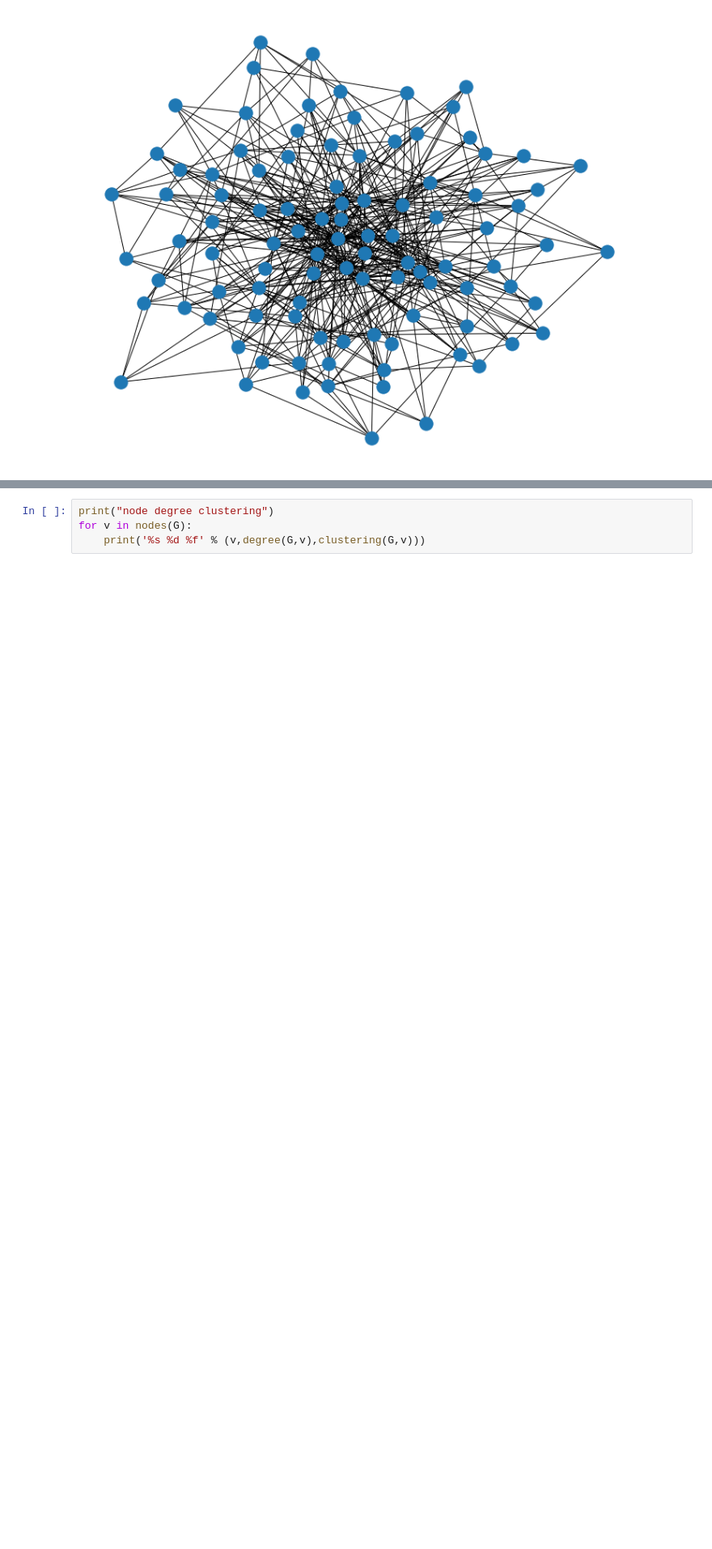
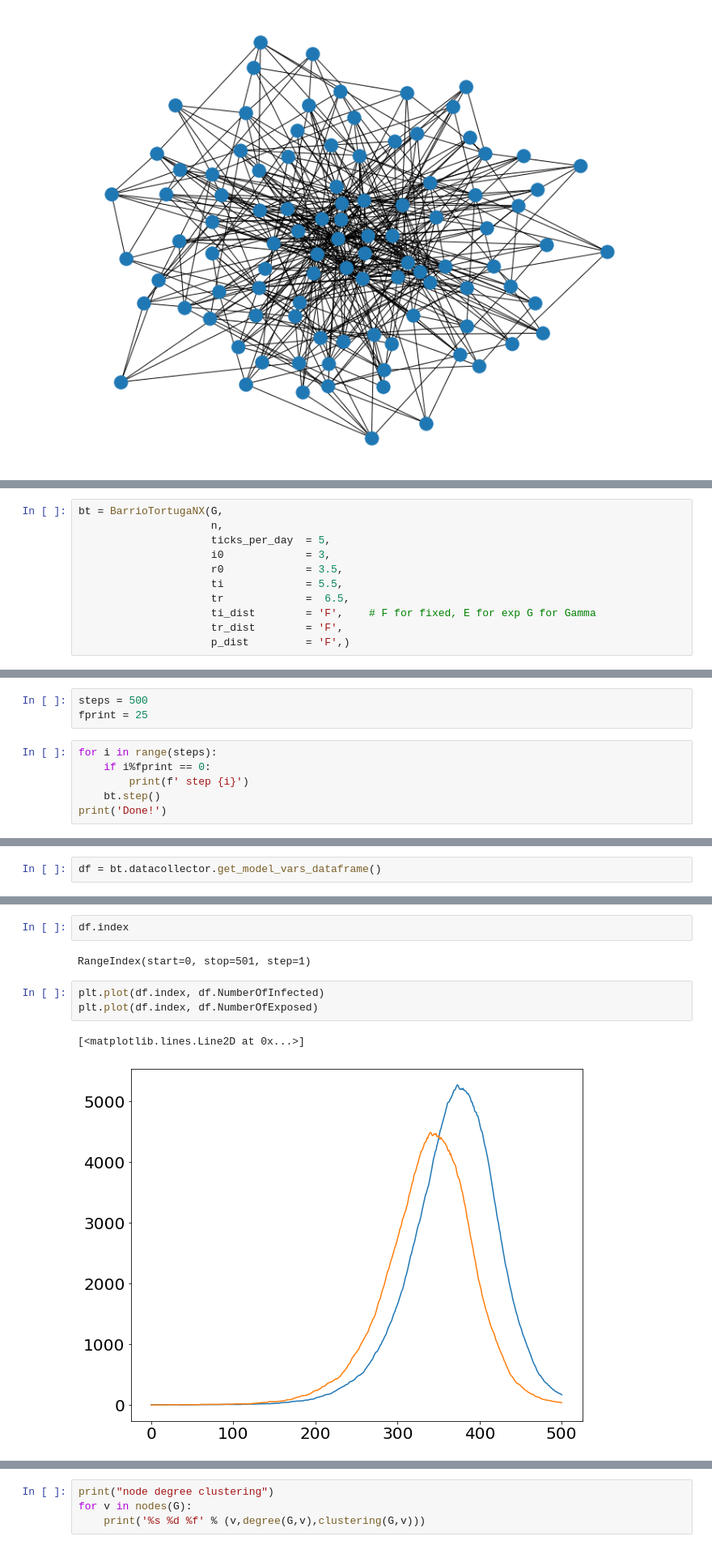
Before and after one commit to jjgomezcadenas/turtleWorld, a Jupyter notebook: notebooks/networks.ipynb, the cells around one changed output, grey strips where cells are left out. Shown at 81% size. Cells and saved outputs as stored; diff of their text form; blank space fills up the shorter version.

```diff
--- a/notebooks/networks.ipynb
+++ b/notebooks/networks.ipynb
@@ -137,0 +536,11 @@ nx.draw(ba)
+# %%
+bt = BarrioTortugaNX(G,
+                     n,
+                     ticks_per_day  = 5,
+                     i0             = 3,
+                     r0             = 3.5,
+                     ti             = 5.5,
+                     tr             =  6.5,
+                     ti_dist        = 'F',    # F for fixed, E for exp G for Gamma
+                     tr_dist        = 'F',
+                     p_dist         = 'F',)
@@ -137,0 +565,9 @@ nx.draw(ba)
+# %%
+steps = 500
+fprint = 25
+# %%
+for i in range(steps):
+    if i%fprint == 0:
+        print(f' step {i}')
+    bt.step()
+print('Done!')
@@ -137,0 +592,2 @@ nx.draw(ba)
+# %%
+df = bt.datacollector.get_model_vars_dataframe()
@@ -137,0 +615,10 @@ nx.draw(ba)
+# %%
+df.index
+# %% [output]
+RangeIndex(start=0, stop=501, step=1)
+# %%
+plt.plot(df.index, df.NumberOfInfected)
+plt.plot(df.index, df.NumberOfExposed)
+# %% [output]
+[<matplotlib.lines.Line2D at 0x...>]
+[figure, added]
```
Also changed, not shown: parts of 25 cells of this notebook, 3 other files.
